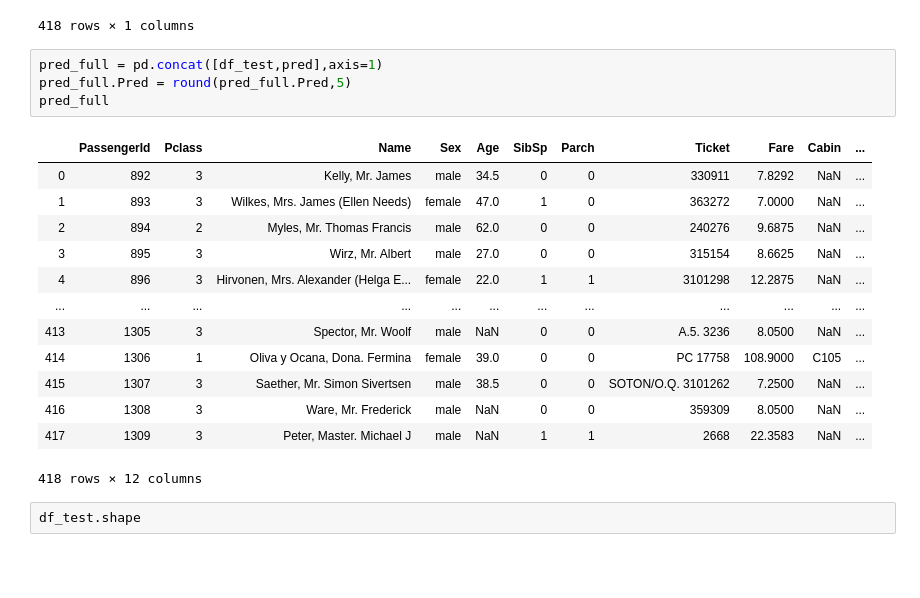
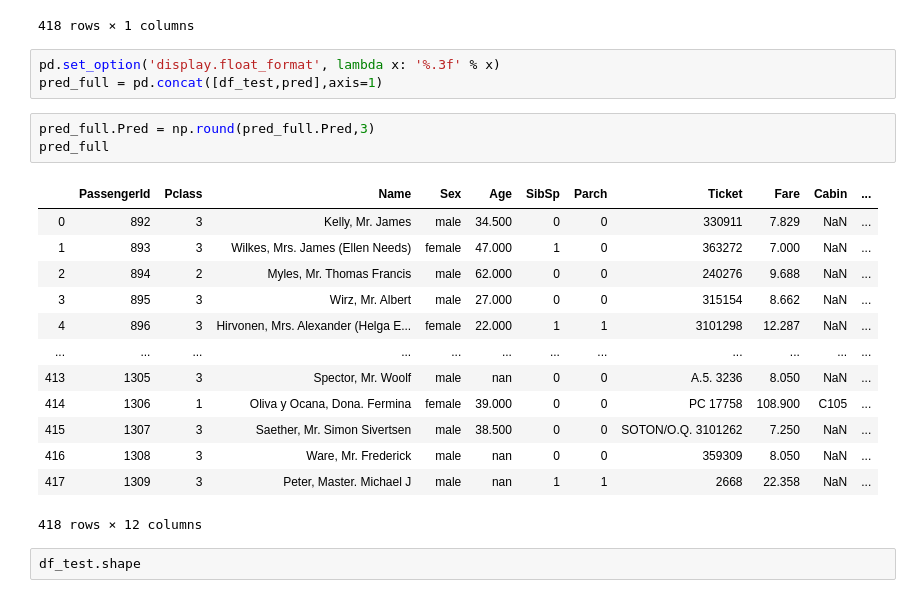
Before and after one commit to gabubellon/xp-ds-joi-2019, a Jupyter notebook: semana07/02.semana07.ipynb, the cells around one changed output. Drawn from its saved outputs; the diff is of its cells as text; blank space fills up the shorter version.

```diff
--- a/semana07/02.semana07.ipynb
+++ b/semana07/02.semana07.ipynb
@@ -250,23 +255,25 @@ pred
 | 416 | 3.599930e-02 |
 | 417 | 1.057453e+00 |
 418 rows × 1 columns
+# %%
+pd.set_option('display.float_format', lambda x: '%.3f' % x)
+pred_full = pd.concat([df_test,pred],axis=1)
 # %%
-pred_full = pd.concat([df_test,pred],axis=1)
-pred_full.Pred = round(pred_full.Pred,5)
+pred_full.Pred = np.round(pred_full.Pred,3)
 pred_full
 # %% [output]
 |  | PassengerId | Pclass | Name | Sex | Age | SibSp | Parch | Ticket | Fare | Cabin | ... |
-| 0 | 892 | 3 | Kelly, Mr. James | male | 34.5 | 0 | 0 | 330911 | 7.8292 | NaN | ... |
-| 1 | 893 | 3 | Wilkes, Mrs. James (Ellen Needs) | female | 47.0 | 1 | 0 | 363272 | 7.0000 | NaN | ... |
-| 2 | 894 | 2 | Myles, Mr. Thomas Francis | male | 62.0 | 0 | 0 | 240276 | 9.6875 | NaN | ... |
-| 3 | 895 | 3 | Wirz, Mr. Albert | male | 27.0 | 0 | 0 | 315154 | 8.6625 | NaN | ... |
-| 4 | 896 | 3 | Hirvonen, Mrs. Alexander (Helga E... | female | 22.0 | 1 | 1 | 3101298 | 12.2875 | NaN | ... |
+| 0 | 892 | 3 | Kelly, Mr. James | male | 34.500 | 0 | 0 | 330911 | 7.829 | NaN | ... |
+| 1 | 893 | 3 | Wilkes, Mrs. James (Ellen Needs) | female | 47.000 | 1 | 0 | 363272 | 7.000 | NaN | ... |
+| 2 | 894 | 2 | Myles, Mr. Thomas Francis | male | 62.000 | 0 | 0 | 240276 | 9.688 | NaN | ... |
+| 3 | 895 | 3 | Wirz, Mr. Albert | male | 27.000 | 0 | 0 | 315154 | 8.662 | NaN | ... |
+| 4 | 896 | 3 | Hirvonen, Mrs. Alexander (Helga E... | female | 22.000 | 1 | 1 | 3101298 | 12.287 | NaN | ... |
 | ... | ... | ... | ... | ... | ... | ... | ... | ... | ... | ... | ... |
-| 413 | 1305 | 3 | Spector, Mr. Woolf | male | NaN | 0 | 0 | A.5. 3236 | 8.0500 | NaN | ... |
-| 414 | 1306 | 1 | Oliva y Ocana, Dona. Fermina | female | 39.0 | 0 | 0 | PC 17758 | 108.9000 | C105 | ... |
-| 415 | 1307 | 3 | Saether, Mr. Simon Sivertsen | male | 38.5 | 0 | 0 | SOTON/O.Q. 3101262 | 7.2500 | NaN | ... |
-| 416 | 1308 | 3 | Ware, Mr. Frederick | male | NaN | 0 | 0 | 359309 | 8.0500 | NaN | ... |
-| 417 | 1309 | 3 | Peter, Master. Michael J | male | NaN | 1 | 1 | 2668 | 22.3583 | NaN | ... |
+| 413 | 1305 | 3 | Spector, Mr. Woolf | male | nan | 0 | 0 | A.5. 3236 | 8.050 | NaN | ... |
+| 414 | 1306 | 1 | Oliva y Ocana, Dona. Fermina | female | 39.000 | 0 | 0 | PC 17758 | 108.900 | C105 | ... |
+| 415 | 1307 | 3 | Saether, Mr. Simon Sivertsen | male | 38.500 | 0 | 0 | SOTON/O.Q. 3101262 | 7.250 | NaN | ... |
+| 416 | 1308 | 3 | Ware, Mr. Frederick | male | nan | 0 | 0 | 359309 | 8.050 | NaN | ... |
+| 417 | 1309 | 3 | Peter, Master. Michael J | male | nan | 1 | 1 | 2668 | 22.358 | NaN | ... |
 418 rows × 12 columns
 # %%
 df_test.shape
```
Also changed, not shown: parts of 4 cells of this notebook.
